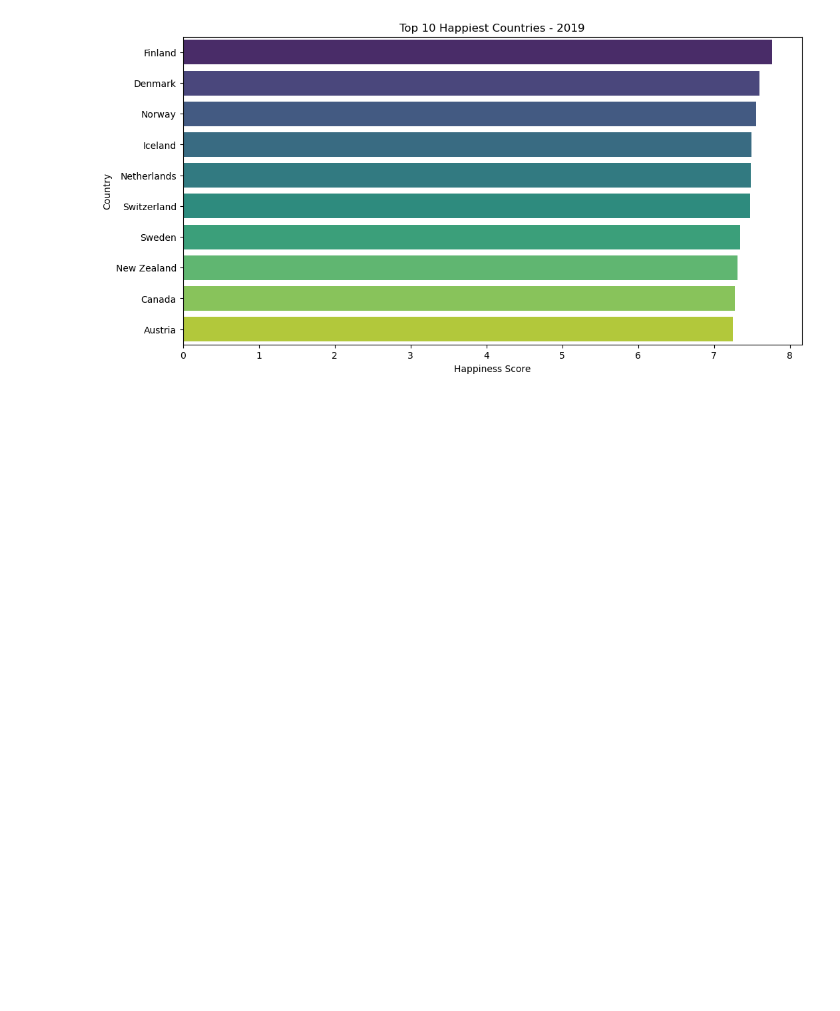
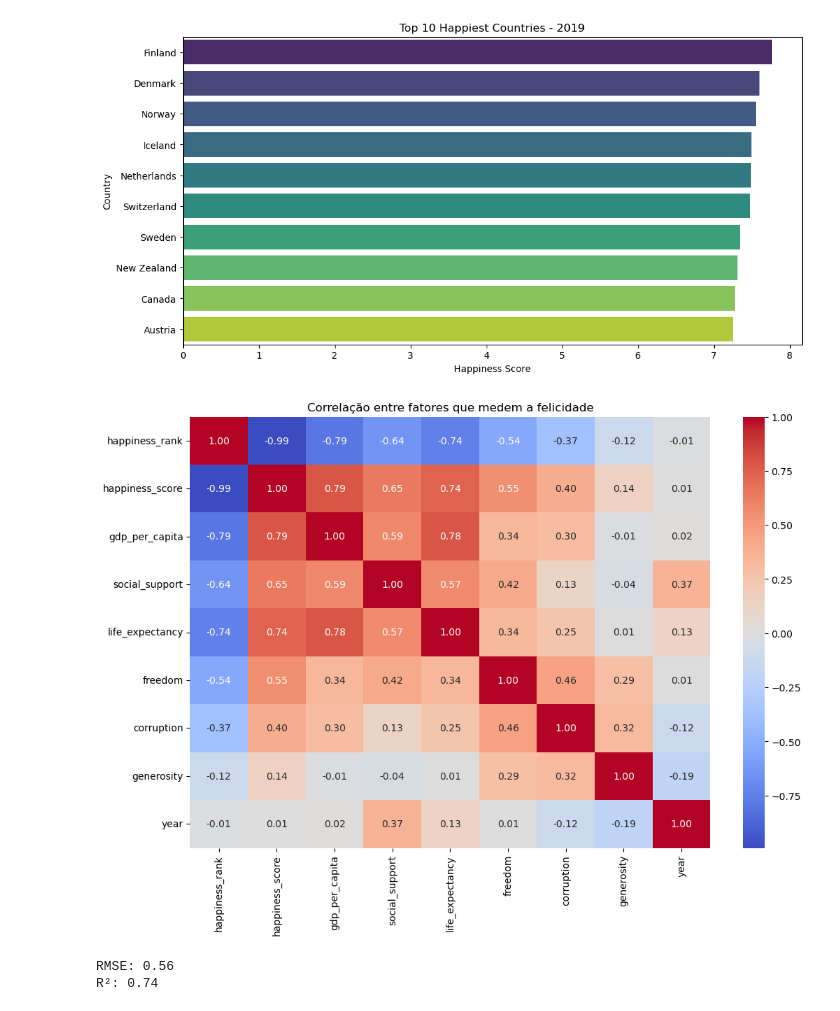
Before and after one commit to gustavoledandeck/Felicidade-Global, a Jupyter notebook: notebooks/Analise_Felicidade.ipynb, the cells around one changed output. Saved outputs shown, nothing was run; the diff lists cells and outputs as text; code cells hidden in the pictures; blank space fills up the shorter version.

Commit message:
Gráficos 4 e 5, exemplo simples de uma regressão linear e o gráfico gerado com o modelo treinado.

```diff
--- a/notebooks/Analise_Felicidade.ipynb
+++ b/notebooks/Analise_Felicidade.ipynb
@@ -200,3 +203,40 @@ Passing `palette` without assigning `hue` is deprecated and will be removed in v
 
   sns.barplot(x='happiness_score', y='country', data=top2019, palette='viridis')
 [figure]
+# %%
+#4º Gráfico: Correlação entre fatores que medem a felicidade
+
+numeric_cols = combined_df.select_dtypes(include=np.number).columns.tolist()
+corr_matrix = combined_df[numeric_cols].corr()
+
+
+plt.figure(figsize=(12, 8))
+sns.heatmap(corr_matrix, annot=True, cmap='coolwarm', fmt='.2f')
+plt.title('Correlação entre fatores que medem a felicidade')
+plt.savefig('../reports/correlation_heatmap_fatores_felicidade.png')
+plt.show()
+# %% [output]
+[figure, added]
+# %%
+#Extra: Regressão Linear -
+caracteristicas = ['gdp_per_capita', 'social_support', 'life_expectancy', 'freedom']
+X = combined_df[caracteristicas]
+y = combined_df['happiness_score']
+
+X_train, X_test, y_train, y_test = train_test_split(X, y, test_size=0.2, random_state=42)
+
+model = LinearRegression()
+model.fit(X_train, y_train)
+
+y_pred = model.predict(X_test)
+
+mse = mean_squared_error(y_test, y_pred)
+rmse = np.sqrt(mse)
+r2 = r2_score(y_test, y_pred)
+
+print(f"RMSE: {rmse:.2f}")
+
+print(f"R²: {r2:.2f}")
+# %% [output]
+RMSE: 0.56
+R²: 0.74
```
Also changed, not shown: parts of 2 cells of this notebook, 2 other files.
